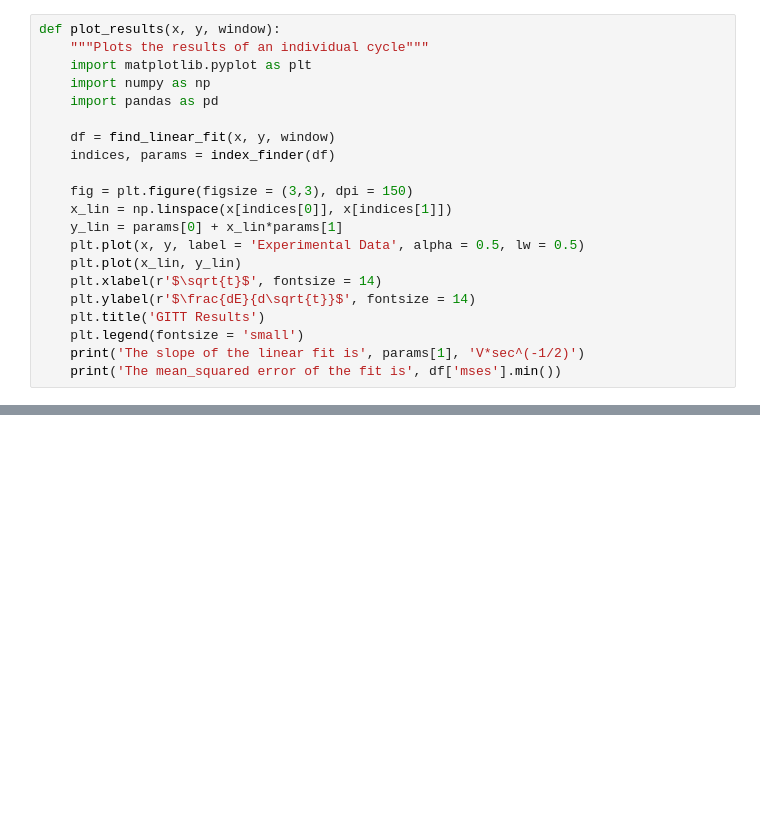
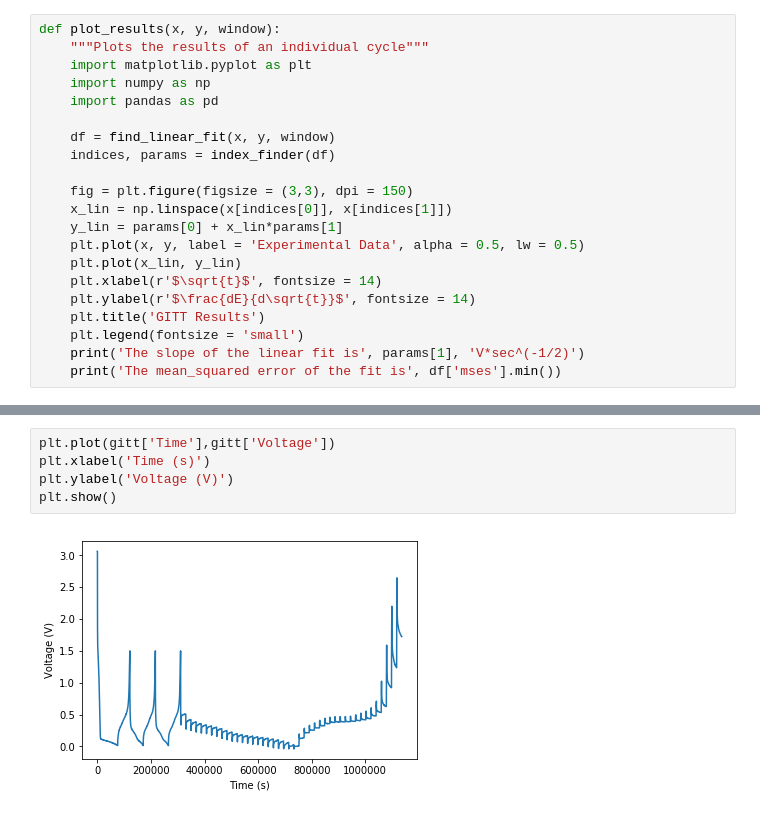
Before and after one commit to vwhu/gitt_toolkit, a Jupyter notebook: gitt_functions.ipynb, the cells around one changed output, grey strips where cells are left out. Drawn from its saved outputs; the diff is of its cells as text; blank space fills up the shorter version.

```diff
--- a/gitt_functions.ipynb
+++ b/gitt_functions.ipynb
@@ -158 +222,8 @@ d = transient_pulses(gitt)
+# %%
+plt.plot(gitt['Time'],gitt['Voltage'])
+plt.xlabel('Time (s)')
+plt.ylabel('Voltage (V)')
+plt.show()
+# %% [output]
+[figure, added]
 # %%
```
Also changed, not shown: parts of 11 cells of this notebook, 1 other file.
